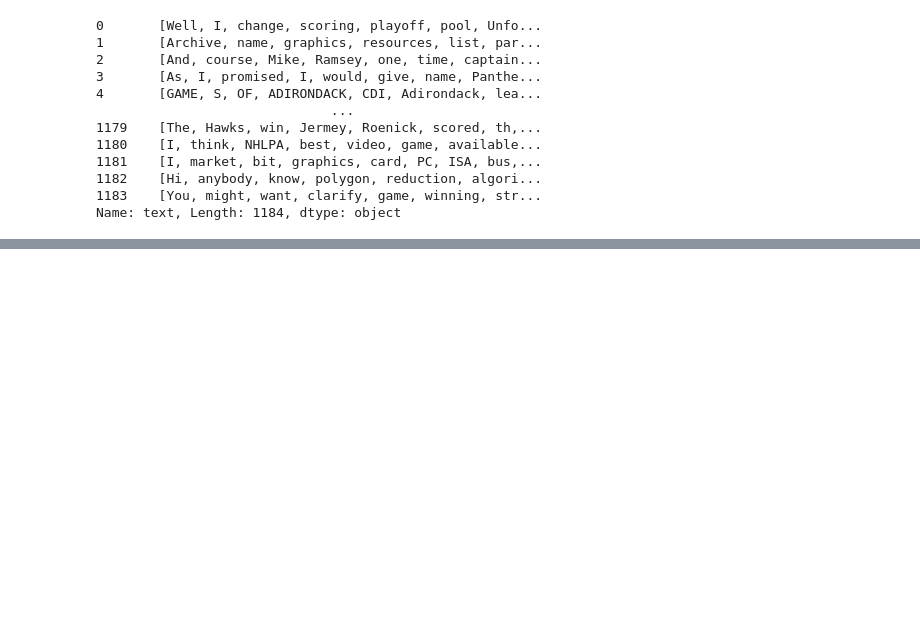
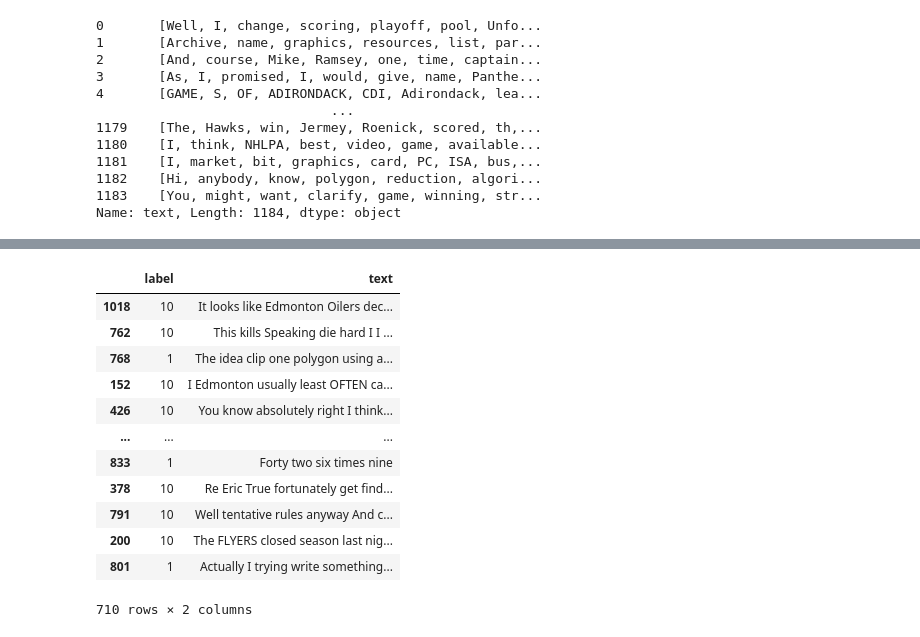
Before and after one commit to suribe1010/Kaggle, a Jupyter notebook: Transfer_Learning_Example_for_NLP_ULMFiT.ipynb, the cells around one changed output, grey strips where cells are left out. Cells and saved outputs as stored; diff of their text form; code cells hidden in the pictures; blank space fills up the shorter version.

```diff
--- a/Transfer_Learning_Example_for_NLP_ULMFiT.ipynb
+++ b/Transfer_Learning_Example_for_NLP_ULMFiT.ipynb
@@ -160,0 +181,20 @@ Name: text, Length: 1184, dtype: object
+# %%
+# Split into training(60%) and validation(40%) sets
+from sklearn.model_selection import train_test_split
+df_train, df_valid = train_test_split(df, stratify=df['label'], test_size=0.4, random_state = 12)
+df_train.shape
+df_train
+# %% [output]
+|  | label | text |
+| 1018 | 10 | It looks like Edmonton Oilers dec... |
+| 762 | 10 | This kills Speaking die hard I I ... |
+| 768 | 1 | The idea clip one polygon using a... |
+| 152 | 10 | I Edmonton usually least OFTEN ca... |
+| 426 | 10 | You know absolutely right I think... |
+| ... | ... | ... |
+| 833 | 1 | Forty two six times nine |
+| 378 | 10 | Re Eric True fortunately get find... |
+| 791 | 10 | Well tentative rules anyway And c... |
+| 200 | 10 | The FLYERS closed season last nig... |
+| 801 | 1 | Actually I trying write something... |
+710 rows × 2 columns
```
Also changed, not shown: parts of 13 cells of this notebook.
